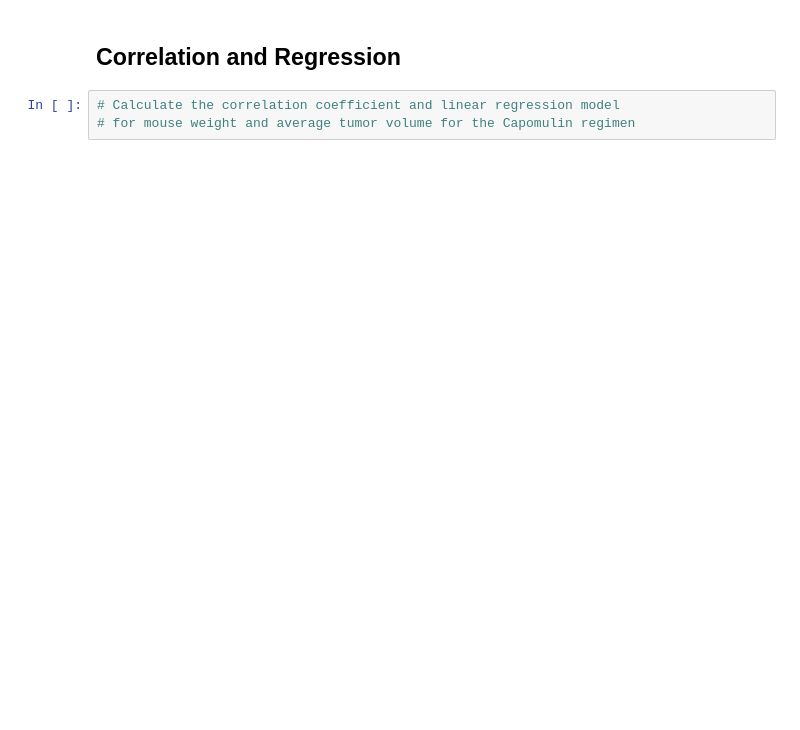
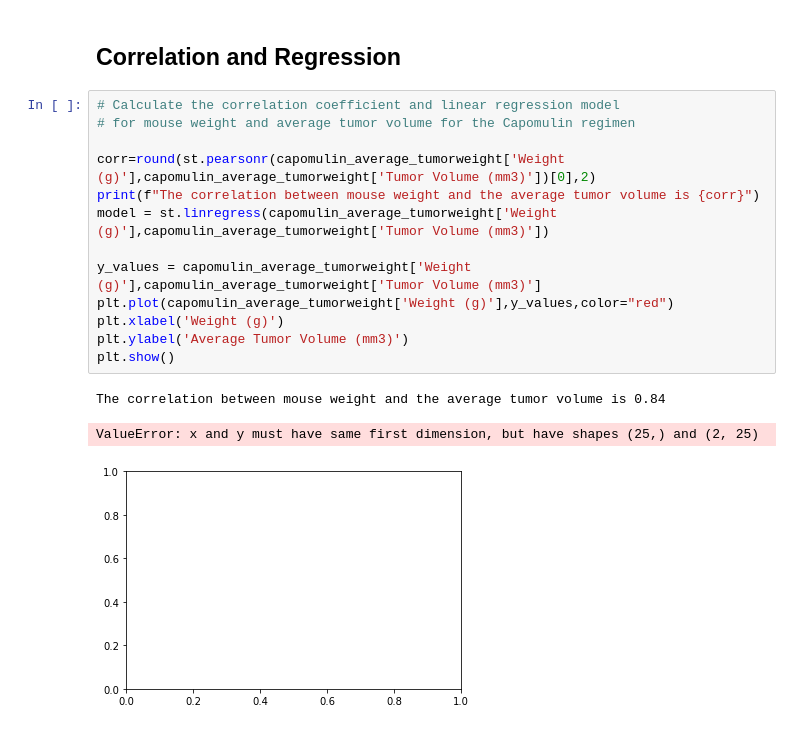
Before and after one commit to awinston8089/matplotlibchallenge, a Jupyter notebook: Instructions/Pymaceuticals/pymaceuticals_starter.ipynb, the cells around one changed output. Cells and saved outputs as stored; diff of their text form; blank space fills up the shorter version.

```diff
--- a/Instructions/Pymaceuticals/pymaceuticals_starter.ipynb
+++ b/Instructions/Pymaceuticals/pymaceuticals_starter.ipynb
@@ -337,5 +321,19 @@ plt.show()
 # %% [markdown]
 ## Correlation and Regression
-# %%
-# Calculate the correlation coefficient and linear regression model
-# for mouse weight and average tumor volume for the Capomulin regimen
+# %%
+# Calculate the correlation coefficient and linear regression model
+# for mouse weight and average tumor volume for the Capomulin regimen
+
+corr=round(st.pearsonr(capomulin_average_tumorweight['Weight (g)'],capomulin_average_tumorweight['Tumor Volume (mm3)'])[0],2)
+print(f"The correlation between mouse weight and the average tumor volume is {corr}")
+model = st.linregress(capomulin_average_tumorweight['Weight (g)'],capomulin_average_tumorweight['Tumor Volume (mm3)'])
+
+y_values = capomulin_average_tumorweight['Weight (g)'],capomulin_average_tumorweight['Tumor Volume (mm3)']
+plt.plot(capomulin_average_tumorweight['Weight (g)'],y_values,color="red")
+plt.xlabel('Weight (g)')
+plt.ylabel('Average Tumor Volume (mm3)')
+plt.show()
+# %% [output]
+The correlation between mouse weight and the average tumor volume is 0.84
+ValueError: x and y must have same first dimension, but have shapes (25,) and (2, 25)
+[figure, added]
```
Also changed, not shown: parts of 3 cells of this notebook.
